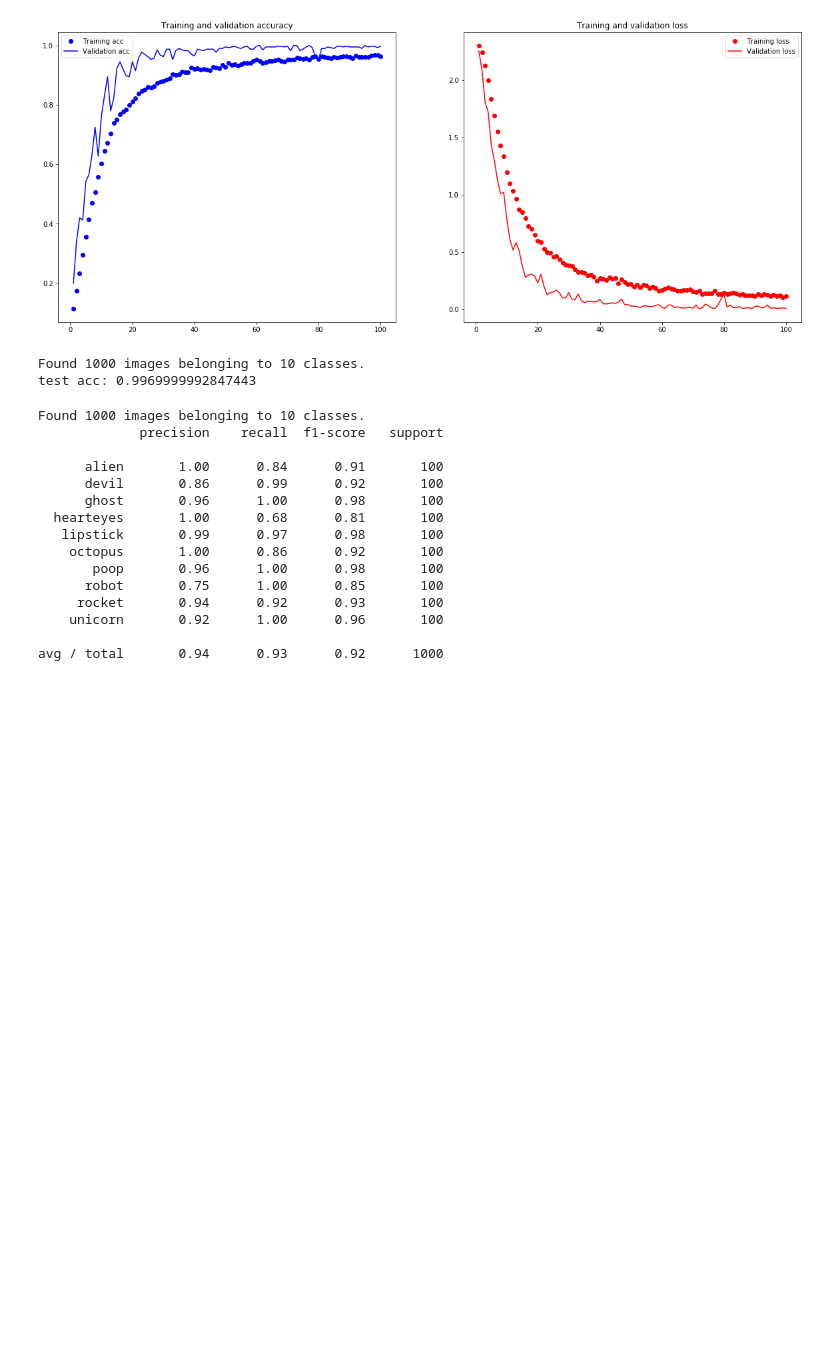
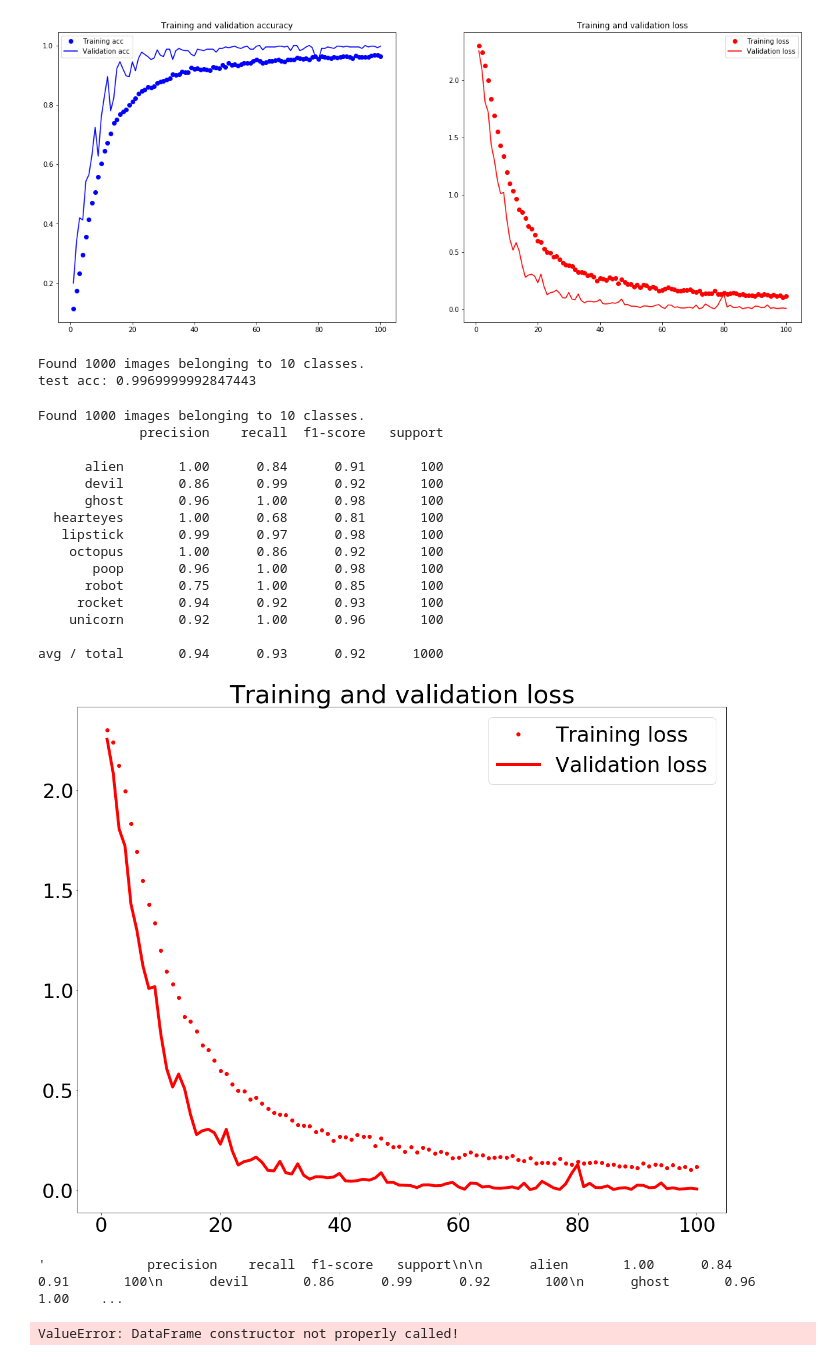
Before and after one commit to ikoshkin/cozmo-emoji-bingo, a Jupyter notebook: notebooks/evaluate.ipynb, the cells around one changed output. Drawn from its saved outputs; the diff is of its cells as text; code cells hidden in the pictures; blank space fills up the shorter version.

```diff
--- a/notebooks/evaluate.ipynb
+++ b/notebooks/evaluate.ipynb
@@ -108,3 +108,56 @@ Found 1000 images belonging to 10 classes.
     unicorn       0.92      1.00      0.96       100
 
 avg / total       0.94      0.93      0.92      1000
+# %%
+def plot_history(hist_df, fname=None):
+
+    acc = hist_df['acc']
+    val_acc = hist_df['val_acc']
+    loss = hist_df['loss']
+    val_loss = hist_df['val_loss']
+
+    epochs = range(1, len(acc) + 1)
+
+    fig = plt.figure(figsize=(20, 16))
+
+    fig.add_subplot(111)
+
+#     plt.plot(epochs, acc, 'bo', label='Training acc')
+#     plt.plot(epochs, val_acc, 'b', label='Validation acc')
+#     plt.title('Training and validation accuracy')
+#     plt.legend()
+
+#     fig.add_subplot(122)
+
+    plt.plot(epochs, loss, 'ro', label='Training loss',linewidth=5.0)
+    plt.plot(epochs, val_loss, 'r', label='Validation loss',linewidth=5.0)
+
+    plt.title('Training and validation loss')
+    plt.legend()
+
+    if fname is not None:
+        plt.savefig(fname)
+    else:
+        plt.show()
+
+    return
+# %%
+font_size = 36
+plt.rcParams.update({'font.size': font_size})
+plt.rcParams['xtick.labelsize'] = font_size-2
+plt.rcParams['ytick.labelsize'] = font_size-2
+# %%
+history = '../archived/output-aws/tenclasses-augm/logs/history_hist_simple_cnn_multi_10c_with_aug.csv'
+dfh = pd.read_csv(history)
+
+plot_history(dfh)
+# %% [output]
+[figure, added]
+# %%
+report
+# %% [output]
+'             precision    recall  f1-score   support\n\n      alien       1.00      0.84      0.91       100\n      devil       0.86      0.99      0.92       100\n      ghost       0.96      1.00    ...
+# %%
+pd.DataFrame(report)
+# %% [output]
+ValueError: DataFrame constructor not properly called!
```
Also changed, not shown: parts of 8 cells of this notebook, 5 other files.
